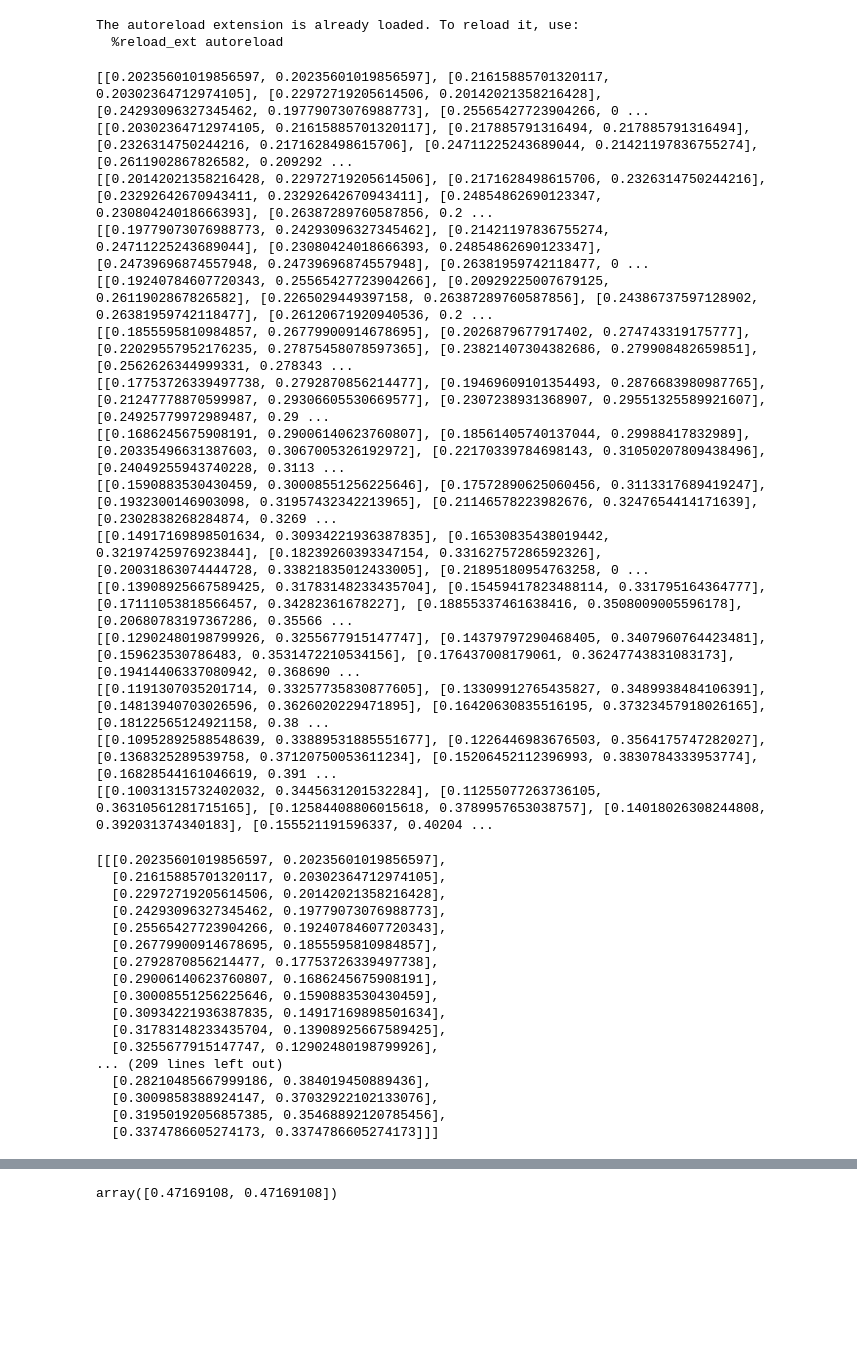
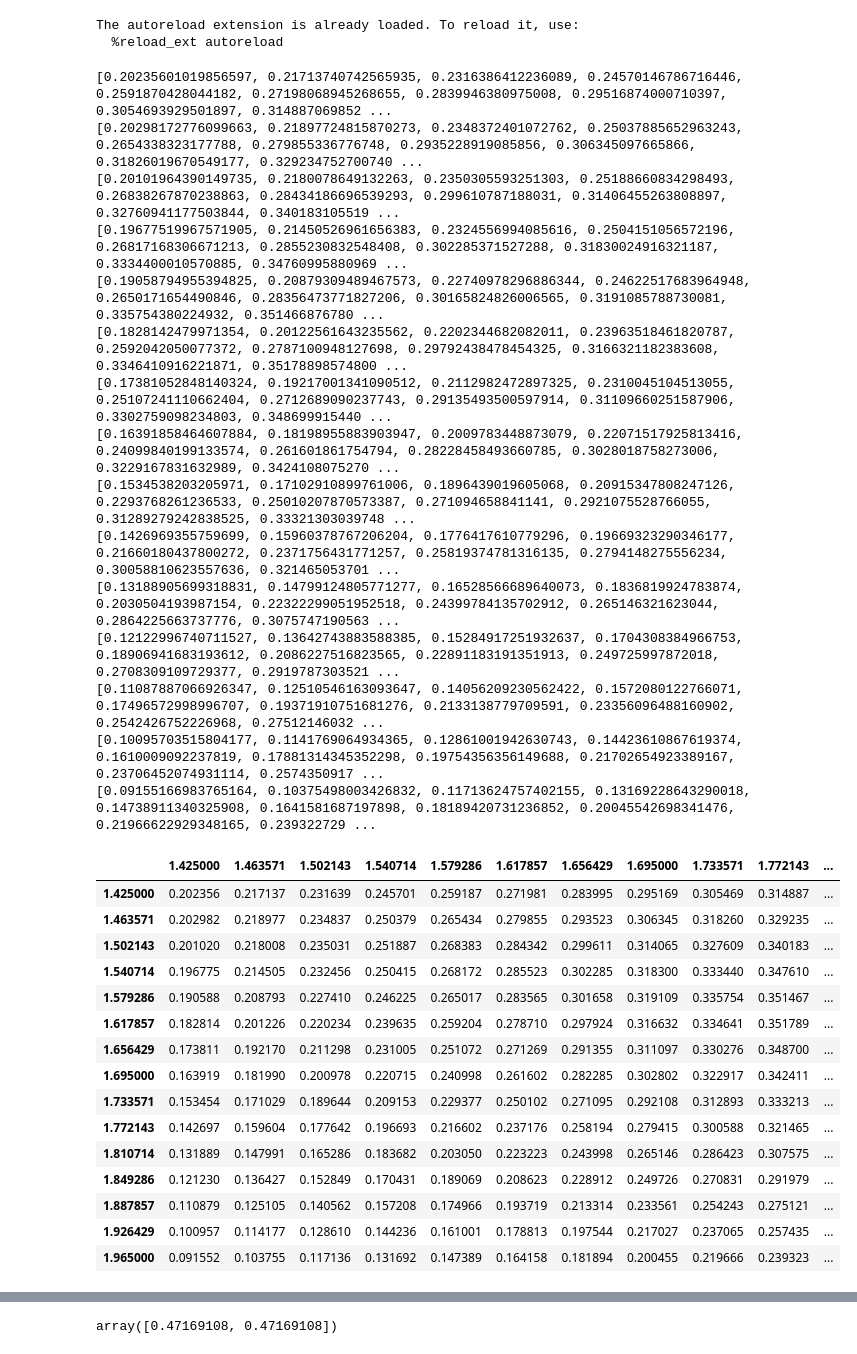
Before and after one commit to Suzie14/RLandPricing, a Jupyter notebook: main.ipynb, the cells around one changed output, grey strips where cells are left out. Drawn from its saved outputs; the diff is of its cells as text; code cells hidden in the pictures; blank space fills up the shorter version.

```diff
--- a/main.ipynb
+++ b/main.ipynb
@@ -16,38 +17,3 @@ The autoreload extension is already loaded. To reload it, use:
   %reload_ext autoreload
 # %%
 grid = Grid.GridBR()
-# %%
-grid.grid()
-# %% [output]
-[[0.20235601019856597, 0.20235601019856597], [0.21615885701320117, 0.20302364712974105], [0.22972719205614506, 0.20142021358216428], [0.24293096327345462, 0.19779073076988773], [0.25565427723904266, 0 ...
-[[0.20302364712974105, 0.21615885701320117], [0.217885791316494, 0.217885791316494], [0.2326314750244216, 0.2171628498615706], [0.24711225243689044, 0.21421197836755274], [0.2611902867826582, 0.209292 ...
-[[0.20142021358216428, 0.22972719205614506], [0.2171628498615706, 0.2326314750244216], [0.23292642670943411, 0.23292642670943411], [0.24854862690123347, 0.23080424018666393], [0.26387289760587856, 0.2 ...
-[[0.19779073076988773, 0.24293096327345462], [0.21421197836755274, 0.24711225243689044], [0.23080424018666393, 0.24854862690123347], [0.24739696874557948, 0.24739696874557948], [0.26381959742118477, 0 ...
-[[0.19240784607720343, 0.25565427723904266], [0.20929225007679125, 0.2611902867826582], [0.2265029449397158, 0.26387289760587856], [0.24386737597128902, 0.26381959742118477], [0.26120671920940536, 0.2 ...
-[[0.1855595810984857, 0.26779900914678695], [0.2026879677917402, 0.274743319175777], [0.22029557952176235, 0.27875458078597365], [0.23821407304382686, 0.279908482659851], [0.2562626344999331, 0.278343 ...
-[[0.17753726339497738, 0.2792870856214477], [0.19469609101354493, 0.2876683980987765], [0.21247778870599987, 0.29306605530669577], [0.2307238931368907, 0.29551325589921607], [0.24925779972989487, 0.29 ...
-[[0.1686245675908191, 0.29006140623760807], [0.18561405740137044, 0.29988417832989], [0.20335496631387603, 0.3067005326192972], [0.22170339784698143, 0.31050207809438496], [0.24049255943740228, 0.3113 ...
-[[0.1590883530430459, 0.30008551256225646], [0.17572890625060456, 0.3113317689419247], [0.1932300146903098, 0.31957432342213965], [0.21146578223982676, 0.3247654414171639], [0.2302838268284874, 0.3269 ...
-[[0.14917169898501634, 0.30934221936387835], [0.16530835438019442, 0.32197425976923844], [0.18239260393347154, 0.33162757286592326], [0.20031863074444728, 0.33821835012433005], [0.21895180954763258, 0 ...
-[[0.13908925667589425, 0.31783148233435704], [0.15459417823488114, 0.331795164364777], [0.17111053818566457, 0.34282361678227], [0.18855337461638416, 0.3508009005596178], [0.20680783197367286, 0.35566 ...
-[[0.12902480198799926, 0.3255677915147747], [0.14379797290468405, 0.3407960764423481], [0.159623530786483, 0.3531472210534156], [0.176437008179061, 0.36247743831083173], [0.19414406337080942, 0.368690 ...
-[[0.1191307035201714, 0.33257735830877605], [0.13309912765435827, 0.3489938484106391], [0.14813940703026596, 0.3626020229471895], [0.16420630835516195, 0.37323457918026165], [0.18122565124921158, 0.38 ...
-[[0.10952892588548639, 0.33889531885551677], [0.1226446983676503, 0.3564175747282027], [0.1368325289539758, 0.37120750053611234], [0.15206452112396993, 0.3830784333953774], [0.16828544161046619, 0.391 ...
-[[0.10031315732402032, 0.3445631201532284], [0.11255077263736105, 0.36310561281715165], [0.12584408806015618, 0.3789957653038757], [0.14018026308244808, 0.392031374340183], [0.155521191596337, 0.40204 ...
-[[[0.20235601019856597, 0.20235601019856597],
-  [0.21615885701320117, 0.20302364712974105],
-  [0.22972719205614506, 0.20142021358216428],
-  [0.24293096327345462, 0.19779073076988773],
-  [0.25565427723904266, 0.19240784607720343],
-  [0.26779900914678695, 0.1855595810984857],
-  [0.2792870856214477, 0.17753726339497738],
-  [0.29006140623760807, 0.1686245675908191],
-  [0.30008551256225646, 0.1590883530430459],
-  [0.30934221936387835, 0.14917169898501634],
-  [0.31783148233435704, 0.13908925667589425],
-  [0.3255677915147747, 0.12902480198799926],
-... (209 lines left out)
-  [0.28210485667999186, 0.384019450889436],
-  [0.3009858388924147, 0.37032922102133076],
-  [0.31950192056857385, 0.35468892120785456],
-  [0.3374786605274173, 0.3374786605274173]]]
@@ -66,0 +20,34 @@ print(df)
+# %%
+display(grid()[0])
+# %% [output]
+[0.20235601019856597, 0.21713740742565935, 0.2316386412236089, 0.24570146786716446, 0.2591870428044182, 0.27198068945268655, 0.2839946380975008, 0.29516874000710397, 0.3054693929501897, 0.314887069852 ...
+[0.20298172776099663, 0.21897724815870273, 0.2348372401072762, 0.25037885652963243, 0.2654338323177788, 0.279855336776748, 0.2935228919085856, 0.306345097665866, 0.31826019670549177, 0.329234752700740 ...
+[0.20101964390149735, 0.2180078649132263, 0.2350305593251303, 0.25188660834298493, 0.26838267870238863, 0.28434186696539293, 0.299610787188031, 0.31406455263808897, 0.32760941177503844, 0.340183105519 ...
+[0.19677519967571905, 0.21450526961656383, 0.2324556994085616, 0.2504151056572196, 0.26817168306671213, 0.2855230832548408, 0.302285371527288, 0.31830024916321187, 0.3334400010570885, 0.34760995880969 ...
+[0.19058794955394825, 0.20879309489467573, 0.22740978296886344, 0.24622517683964948, 0.2650171654490846, 0.28356473771827206, 0.30165824826006565, 0.3191085788730081, 0.335754380224932, 0.351466876780 ...
+[0.1828142479971354, 0.20122561643235562, 0.2202344682082011, 0.23963518461820787, 0.2592042050077372, 0.2787100948127698, 0.29792438478454325, 0.3166321182383608, 0.3346410916221871, 0.35178898574800 ...
+[0.17381052848140324, 0.19217001341090512, 0.2112982472897325, 0.2310045104513055, 0.25107241110662404, 0.2712689090237743, 0.29135493500597914, 0.31109660251587906, 0.3302759098234803, 0.348699915440 ...
+[0.16391858464607884, 0.18198955883903947, 0.2009783448873079, 0.22071517925813416, 0.24099840199133574, 0.261601861754794, 0.28228458493660785, 0.3028018758273006, 0.3229167831632989, 0.3424108075270 ...
+[0.1534538203205971, 0.17102910899761006, 0.1896439019605068, 0.20915347808247126, 0.2293768261236533, 0.25010207870573387, 0.271094658841141, 0.2921075528766055, 0.31289279242838525, 0.33321303039748 ...
+[0.1426969355759699, 0.15960378767206204, 0.1776417610779296, 0.19669323290346177, 0.21660180437800272, 0.2371756431771257, 0.25819374781316135, 0.2794148275556234, 0.30058810623557636, 0.321465053701 ...
+[0.13188905699318831, 0.14799124805771277, 0.16528566689640073, 0.1836819924783874, 0.2030504193987154, 0.22322299051952518, 0.24399784135702912, 0.265146321623044, 0.2864225663737776, 0.3075747190563 ...
+[0.12122996740711527, 0.13642743883588385, 0.15284917251932637, 0.1704308384966753, 0.18906941683193612, 0.2086227516823565, 0.22891183191351913, 0.249725997872018, 0.2708309109729377, 0.2919787303521 ...
+[0.11087887066926347, 0.12510546163093647, 0.14056209230562422, 0.1572080122766071, 0.17496572998996707, 0.19371910751681276, 0.2133138779709591, 0.23356096488160902, 0.2542426752226968, 0.27512146032 ...
+[0.10095703515804177, 0.1141769064934365, 0.12861001942630743, 0.14423610867619374, 0.1610009092237819, 0.17881314345352298, 0.19754356356149688, 0.21702654923389167, 0.23706452074931114, 0.2574350917 ...
+[0.09155166983765164, 0.10375498003426832, 0.11713624757402155, 0.13169228643290018, 0.14738911340325908, 0.1641581687197898, 0.18189420731236852, 0.20045542698341476, 0.21966622929348165, 0.239322729 ...
+|  | 1.425000 | 1.463571 | 1.502143 | 1.540714 | 1.579286 | 1.617857 | 1.656429 | 1.695000 | 1.733571 | 1.772143 | ... |
+| 1.425000 | 0.202356 | 0.217137 | 0.231639 | 0.245701 | 0.259187 | 0.271981 | 0.283995 | 0.295169 | 0.305469 | 0.314887 | ... |
+| 1.463571 | 0.202982 | 0.218977 | 0.234837 | 0.250379 | 0.265434 | 0.279855 | 0.293523 | 0.306345 | 0.318260 | 0.329235 | ... |
+| 1.502143 | 0.201020 | 0.218008 | 0.235031 | 0.251887 | 0.268383 | 0.284342 | 0.299611 | 0.314065 | 0.327609 | 0.340183 | ... |
+| 1.540714 | 0.196775 | 0.214505 | 0.232456 | 0.250415 | 0.268172 | 0.285523 | 0.302285 | 0.318300 | 0.333440 | 0.347610 | ... |
+| 1.579286 | 0.190588 | 0.208793 | 0.227410 | 0.246225 | 0.265017 | 0.283565 | 0.301658 | 0.319109 | 0.335754 | 0.351467 | ... |
+| 1.617857 | 0.182814 | 0.201226 | 0.220234 | 0.239635 | 0.259204 | 0.278710 | 0.297924 | 0.316632 | 0.334641 | 0.351789 | ... |
+| 1.656429 | 0.173811 | 0.192170 | 0.211298 | 0.231005 | 0.251072 | 0.271269 | 0.291355 | 0.311097 | 0.330276 | 0.348700 | ... |
+| 1.695000 | 0.163919 | 0.181990 | 0.200978 | 0.220715 | 0.240998 | 0.261602 | 0.282285 | 0.302802 | 0.322917 | 0.342411 | ... |
+| 1.733571 | 0.153454 | 0.171029 | 0.189644 | 0.209153 | 0.229377 | 0.250102 | 0.271095 | 0.292108 | 0.312893 | 0.333213 | ... |
+| 1.772143 | 0.142697 | 0.159604 | 0.177642 | 0.196693 | 0.216602 | 0.237176 | 0.258194 | 0.279415 | 0.300588 | 0.321465 | ... |
+| 1.810714 | 0.131889 | 0.147991 | 0.165286 | 0.183682 | 0.203050 | 0.223223 | 0.243998 | 0.265146 | 0.286423 | 0.307575 | ... |
+| 1.849286 | 0.121230 | 0.136427 | 0.152849 | 0.170431 | 0.189069 | 0.208623 | 0.228912 | 0.249726 | 0.270831 | 0.291979 | ... |
+| 1.887857 | 0.110879 | 0.125105 | 0.140562 | 0.157208 | 0.174966 | 0.193719 | 0.213314 | 0.233561 | 0.254243 | 0.275121 | ... |
+| 1.926429 | 0.100957 | 0.114177 | 0.128610 | 0.144236 | 0.161001 | 0.178813 | 0.197544 | 0.217027 | 0.237065 | 0.257435 | ... |
+| 1.965000 | 0.091552 | 0.103755 | 0.117136 | 0.131692 | 0.147389 | 0.164158 | 0.181894 | 0.200455 | 0.219666 | 0.239323 | ... |
```
Also changed, not shown: parts of 5 cells of this notebook, 2 other files.
